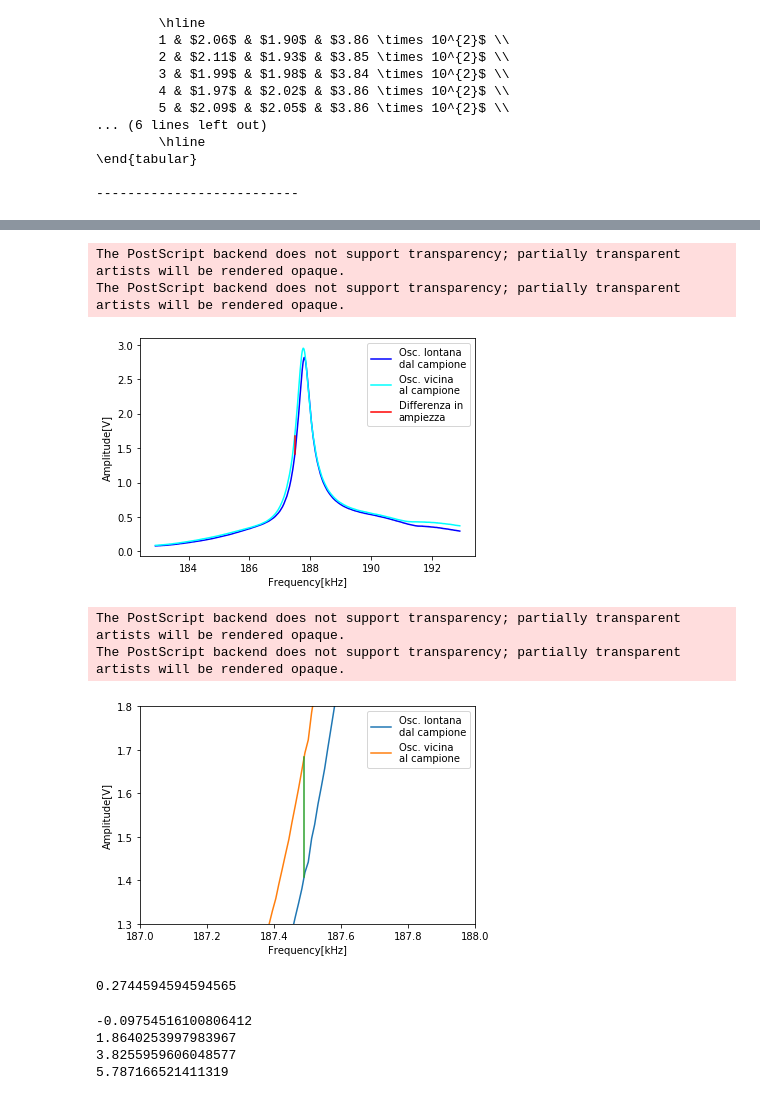
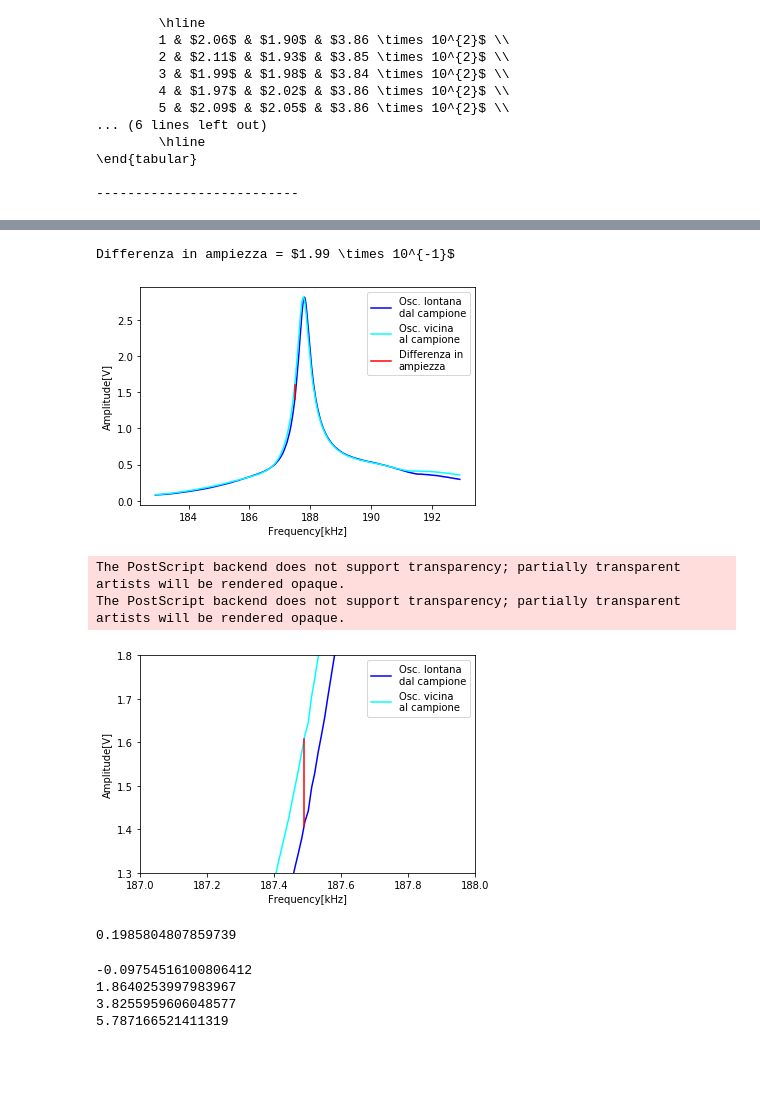
Before and after one commit to Francesco215/Ottica_Quantistica, a Jupyter notebook: Microscopio a forza atomica/analisi.ipynb, the cells around one changed output, grey strips where cells are left out. Saved outputs shown, nothing was run; the diff lists cells and outputs as text; code cells hidden in the pictures; blank space fills up the shorter version.

```diff
--- a/Microscopio a forza atomica/analisi.ipynb
+++ b/Microscopio a forza atomica/analisi.ipynb
@@ -130,6 +120,7 @@ def intersection(x,y,const):
 # %%
 libera=np.transpose(np.loadtxt('shift/qfactor.txt',skiprows=4))
 approach=np.transpose(np.loadtxt('shift/qfactorapproach.txt',skiprows=4))
+approach[1]=approach[1]*(max(libera[1])/max(approach[1])) #Rende i due massimi uguali
 # %%
 #print(intersection(libera[0],libera[1],188))
 freq_operazione=half_max_x(libera[0], libera[1])[0]
@@ -143,36 +133,37 @@ plt.plot(approach[0],approach[1],label='Osc. vicina\nal campione',color='cyan')
 x=[freq_operazione,freq_operazione]
 y=[intersection(approach[0],approach[1],freq_operazione)[0],
    intersection(libera[0],libera[1],freq_operazione)[0]]
-plt.plot(x,y,label='Differenza in \nampiezza',color='red')
+plt.plot(x,y,label='Differenza in\nampiezza',color='red')
 plt.ylabel('Amplitude[V]')
 plt.xlabel('Frequency[kHz]')
 plt.legend()
-plt.savefig('shift.eps',format='eps')
+#plt.savefig('shift.png')
+#plt.savefig('shift.eps',format='eps')
+print('Differenza in ampiezza =',mz.ns_tex(y[0]-y[1]))
 # %% [output]
-The PostScript backend does not support transparency; partially transparent artists will be rendered opaque.
-The PostScript backend does not support transparency; partially transparent artists will be rendered opaque.
+Differenza in ampiezza = $1.99 \times 10^{-1}$
-[figure, old version]
+[figure, new version]
 # %%
-plt.plot(libera[0],libera[1],label='Osc. lontana\ndal campione')
-plt.plot(approach[0],approach[1],label='Osc. vicina\nal campione')
+plt.plot(libera[0],libera[1],label='Osc. lontana\ndal campione',color='blue')
+plt.plot(approach[0],approach[1],label='Osc. vicina\nal campione',color='cyan')
 x=[freq_operazione,freq_operazione]
 y=[intersection(approach[0],approach[1],freq_operazione)[0],
    intersection(libera[0],libera[1],freq_operazione)[0]]
-plt.plot(x,y)
+plt.plot(x,y,color='red')
 plt.ylabel('Amplitude[V]')
 plt.xlabel('Frequency[kHz]')
 plt.xlim(187,188)
 plt.ylim(1.3,1.8)
 plt.legend()
 plt.savefig('zoom_shift.eps',format='eps')
 # %% [output]
 The PostScript backend does not support transparency; partially transparent artists will be rendered opaque.
 The PostScript backend does not support transparency; partially transparent artists will be rendered opaque.
-[figure, old version]
+[figure, new version]
 # %%
 print(y[0]-y[1])
 # %% [output]
-0.2744594594594565
+0.1985804807859739
 # %%
 a=1/4
 b=1
```
Also changed, not shown: parts of 3 cells of this notebook, 8 other files.
